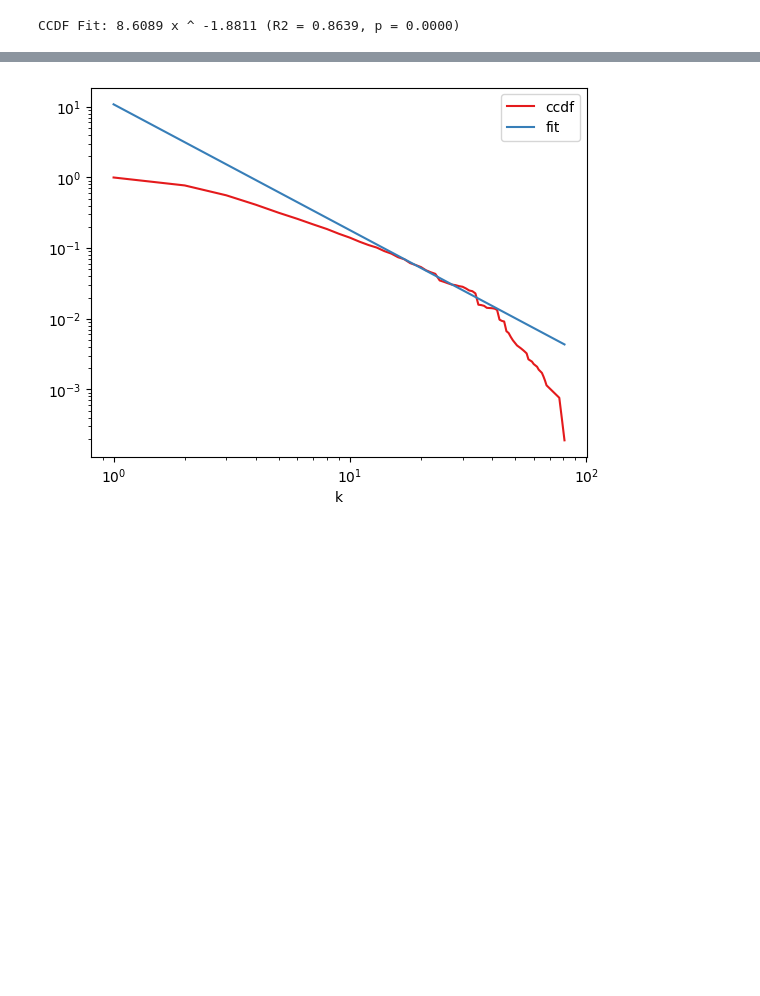
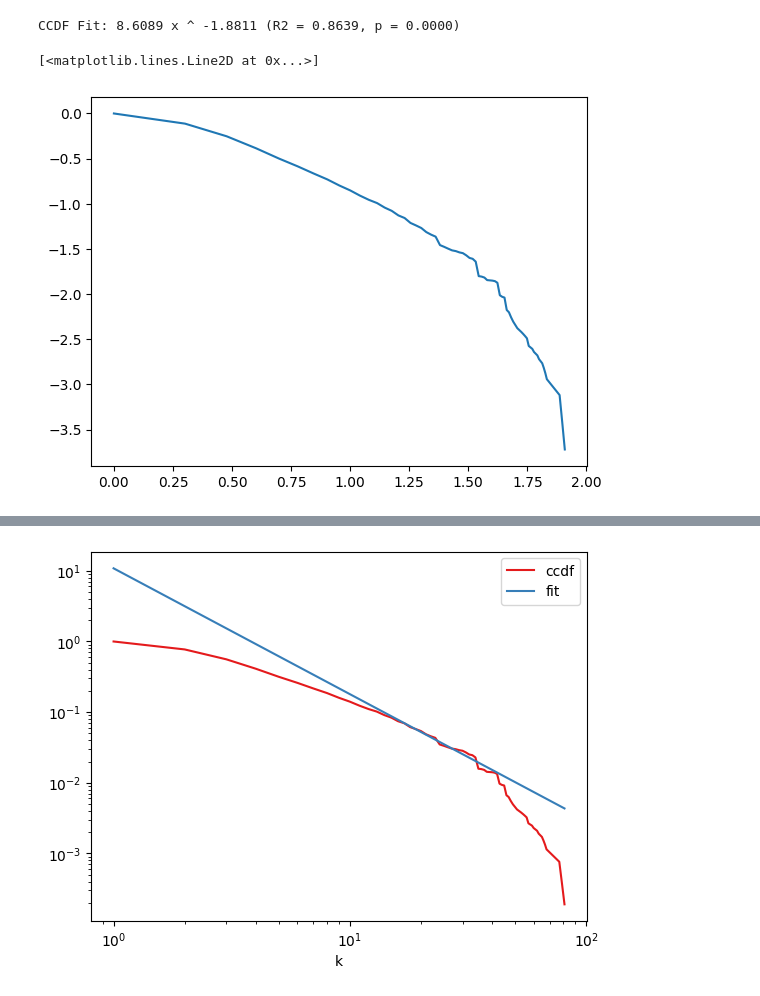
Before and after one commit to viggo-gascou/network-analysis, a Jupyter notebook: main_authors.ipynb, the cells around one changed output, grey strips where cells are left out. Cells and saved outputs as stored; diff of their text form; code cells hidden in the pictures; blank space fills up the shorter version.

```diff
--- a/main_authors.ipynb
+++ b/main_authors.ipynb
@@ -184,6 +260,11 @@ slope, log10intercept, r_value, p_value, std_err = linregress(logcdf["k"], logcd
 print("CCDF Fit: %1.4f x ^ %1.4f (R2 = %1.4f, p = %1.4f)" % (10 ** log10intercept, slope, r_value ** 2, p_value))
 # %% [output]
 CCDF Fit: 8.6089 x ^ -1.8811 (R2 = 0.8639, p = 0.0000)
+# %%
+plt.plot(np.log10(ccdf['k']), np.log10(ccdf['ccdf']))
+# %% [output]
+[<matplotlib.lines.Line2D at 0x...>]
+[figure, added]
 # %%
 # With the powerlaw package, fitting the CCDf is simple. It will store results in
 # the .power_law property. To get the actual k_min, we need to find the degree value
```
Also changed, not shown: parts of 59 cells of this notebook, 22 other files.
